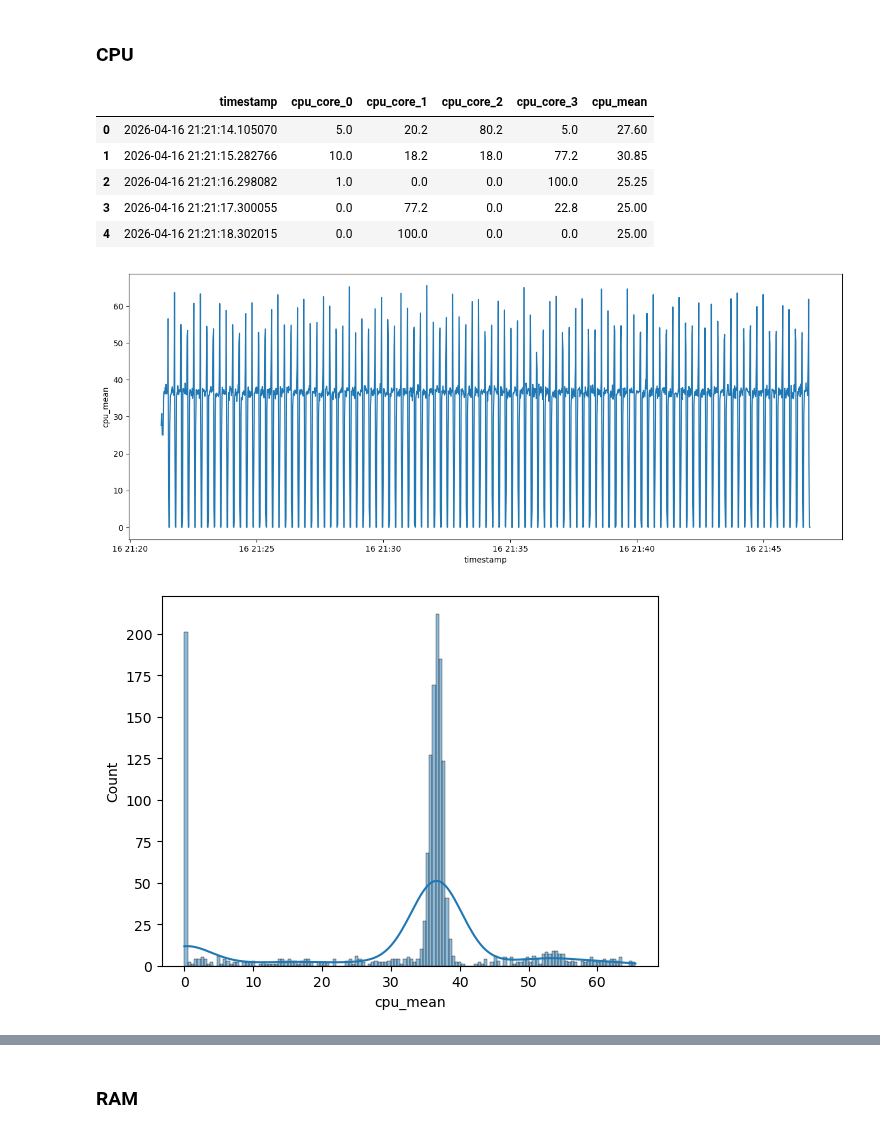
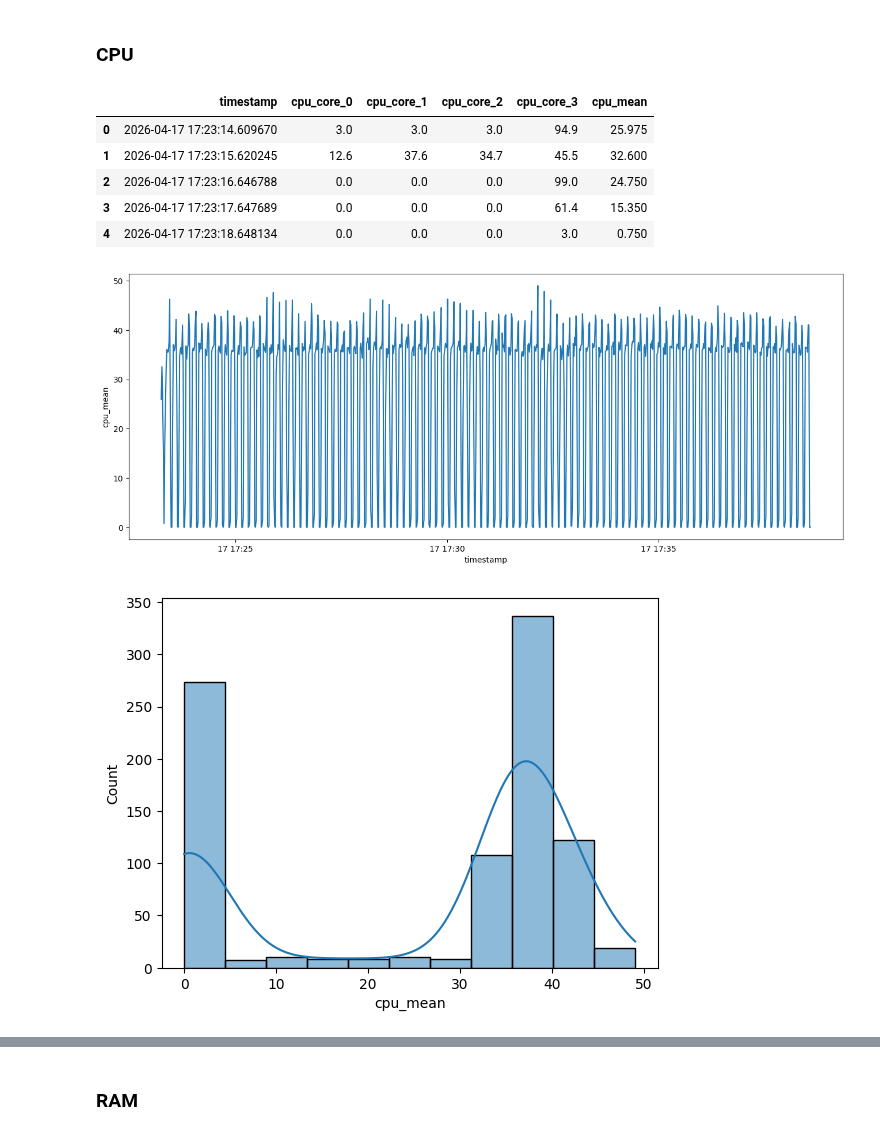
Before and after one commit to ppgzt/cv-system, a Jupyter notebook: data-analysis/analysis.ipynb, the cells around one changed output, grey strips where cells are left out. Drawn from its saved outputs; the diff is of its cells as text; code cells hidden in the pictures.

```diff
--- a/data-analysis/analysis.ipynb
+++ b/data-analysis/analysis.ipynb
@@ -198,0 +725,32 @@ batch_folder_path = '../infra/reports/batch_2026-04-16T21:21:13.102667'
+# %%
+from pandas import json_normalize
+import json
+
+with open(f'{x22_folder_path}/metrics.json') as f:
+    x22_data = json.load(f)
+
+load_model_duration = datetime.fromisoformat(x22_data['load_model_final']) - datetime.fromisoformat(x22_data['load_model_start'])
+
+rows = []
+for animal, v1 in x22_data['animals'].items():
+    row = {
+        'pid': x22_data['pid'],
+        'load_model_start': datetime.fromisoformat(x22_data['load_model_start']),
+        'load_model_final': datetime.fromisoformat(x22_data['load_model_final']),
+        'load_model_dur': load_model_duration,
+        'animal':animal,
+        'first_image_capture_time':datetime.fromisoformat(v1['first_image_capture_time']),
+        'last_image_capture_time' :datetime.fromisoformat(v1['last_image_capture_time']),
+        'display_time' :datetime.fromisoformat(v1['weight_prediction_final']),
+        'total_of_images':v1['total_of_images'],
+        'suitable_images':v1['suitable_images'],
+    }
+
+    for img, v2 in v1['imgs'].items():
+        for k, v3 in v2.items():
+            row[k] = datetime.fromisoformat(v3)
+
+        rows.append(row)
+
+dx22_metrics_v0 = pd.DataFrame.from_dict(rows)#[['pid','load_model_start','load_model_final','load_model_dur','animal','first_image_capture_time','last_image_capture_time','weight_prediction_start','weight_prediction_final','display_time']]
+dx22_metrics_v0.head()
@@ -199,27 +815,27 @@ batch_folder_path = '../infra/reports/batch_2026-04-16T21:21:13.102667'
 # %% [markdown]
 ### CPU
 # %%
-ds_bcpu = pd.read_csv(f'{batch_folder_path}/cpu.csv')
+dx22_cpu = pd.read_csv(f'{x22_folder_path}/cpu.csv')
 
-ds_bcpu['timestamp'] = ds_bcpu['timestamp'].apply(lambda x: datetime.fromisoformat(x))
-ds_bcpu['cpu_mean']  = ds_bcpu[['cpu_core_0', 'cpu_core_1', 'cpu_core_2', 'cpu_core_3']].mean(axis=1)
+dx22_cpu['timestamp'] = dx22_cpu['timestamp'].apply(lambda x: datetime.fromisoformat(x))
+dx22_cpu['cpu_mean']  = dx22_cpu[['cpu_core_0', 'cpu_core_1', 'cpu_core_2', 'cpu_core_3']].mean(axis=1)
 
-ds_bcpu.head()
+dx22_cpu.head()
 # %% [output]
 |  | timestamp | cpu_core_0 | cpu_core_1 | cpu_core_2 | cpu_core_3 | cpu_mean |
-| 0 | 2026-04-16 21:21:14.105070 | 5.0 | 20.2 | 80.2 | 5.0 | 27.60 |
-| 1 | 2026-04-16 21:21:15.282766 | 10.0 | 18.2 | 18.0 | 77.2 | 30.85 |
-| 2 | 2026-04-16 21:21:16.298082 | 1.0 | 0.0 | 0.0 | 100.0 | 25.25 |
-| 3 | 2026-04-16 21:21:17.300055 | 0.0 | 77.2 | 0.0 | 22.8 | 25.00 |
-| 4 | 2026-04-16 21:21:18.302015 | 0.0 | 100.0 | 0.0 | 0.0 | 25.00 |
+| 0 | 2026-04-17 17:23:14.609670 | 3.0 | 3.0 | 3.0 | 94.9 | 25.975 |
+| 1 | 2026-04-17 17:23:15.620245 | 12.6 | 37.6 | 34.7 | 45.5 | 32.600 |
+| 2 | 2026-04-17 17:23:16.646788 | 0.0 | 0.0 | 0.0 | 99.0 | 24.750 |
+| 3 | 2026-04-17 17:23:17.647689 | 0.0 | 0.0 | 0.0 | 61.4 | 15.350 |
+| 4 | 2026-04-17 17:23:18.648134 | 0.0 | 0.0 | 0.0 | 3.0 | 0.750 |
 # %%
 plt.figure(figsize=(16, 6))
-sns.lineplot(data=ds_bcpu.sort_values(by='timestamp'), x="timestamp", y="cpu_mean")
+sns.lineplot(data=dx22_cpu.sort_values(by='timestamp'), x="timestamp", y="cpu_mean")
 plt.show()
 # %% [output]
-[figure, old version]
+[figure, new version]
 # %%
-sns.histplot(data=ds_bcpu, x="cpu_mean", kde=True)
+sns.histplot(data=dx22_cpu, x="cpu_mean", kde=True)
 plt.show()
 # %% [output]
-[figure, old version]
+[figure, new version]
```
Also changed, not shown: parts of 203 cells of this notebook, 8 other files.
